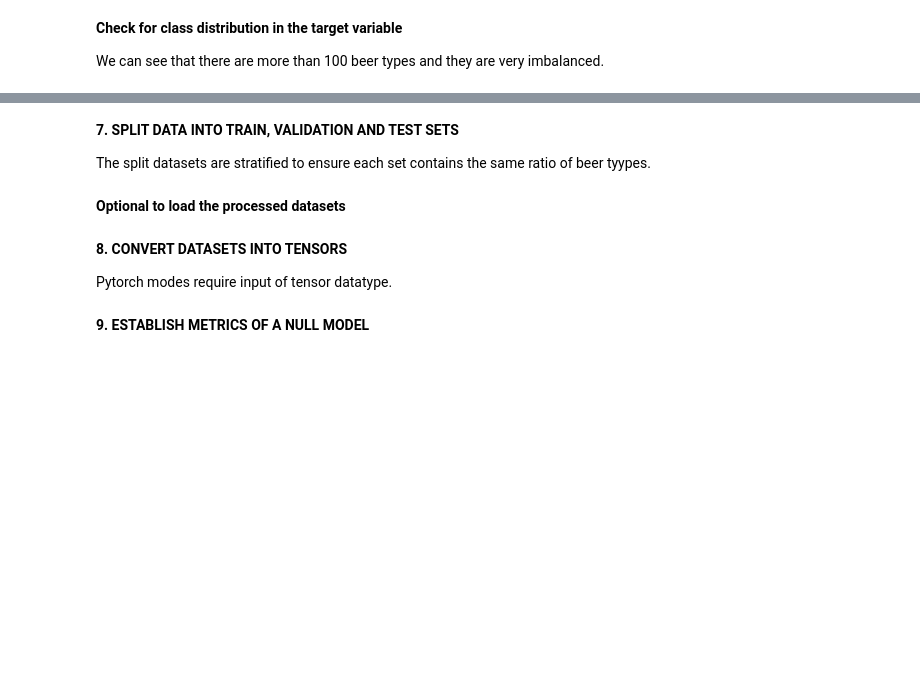
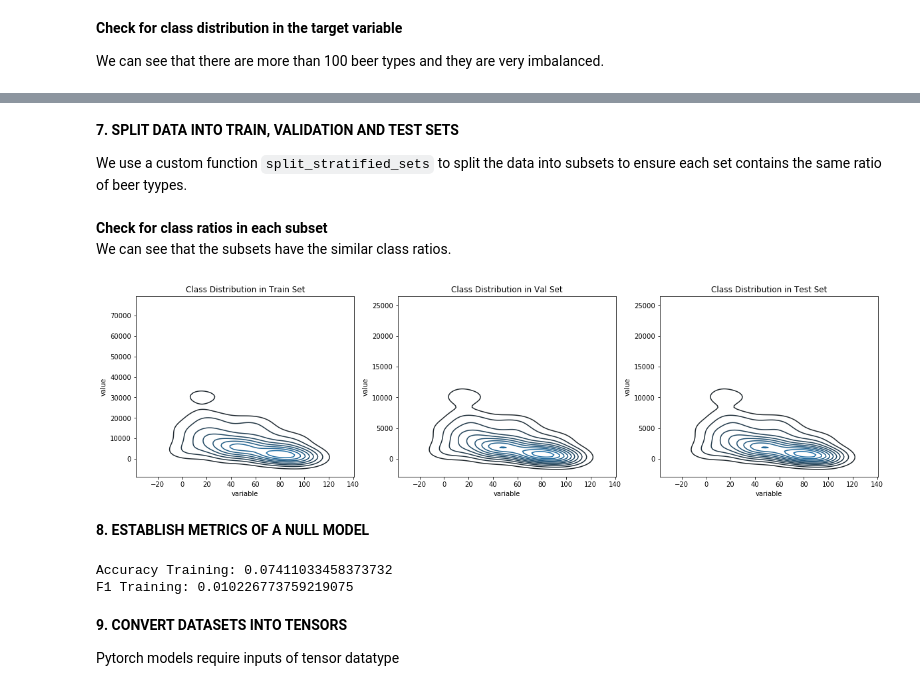
Before and after one commit to jaseuts/beer_style_classification, a Jupyter notebook: notebooks/pytorch_multi_clf.ipynb, the cells around one changed output, grey strips where cells are left out. Drawn from its saved outputs; the diff is of its cells as text; code cells hidden in the pictures; blank space fills up the shorter version.

```diff
--- a/notebooks/pytorch_multi_clf.ipynb
+++ b/notebooks/pytorch_multi_clf.ipynb
@@ -208,15 +238,13 @@ df['type'] = df['type'].astype(int)
 # %% [markdown]
 **7. SPLIT DATA INTO TRAIN, VALIDATION AND TEST SETS**
 
-The split datasets are stratified to ensure each set contains the same ratio of beer tyypes.
+We use a custom function `split_stratified_sets` to split the data into subsets to ensure each set contains the same ratio of beer tyypes.
 # %%
-from src.data.sets import split_sets_random, save_sets
-X_train, y_train, X_val, y_val, X_test, y_test = split_sets_random(df,
-                                                                   target_col='type',
-                                                                   test_ratio=0.2)
+from src.data.sets import split_stratified_sets, save_sets
+X_train, y_train, X_val, y_val, X_test, y_test = split_stratified_sets(df,
+                                                                       target_col='type',
+                                                                       test_ratio=0.2)
 save_sets(X_train=X_train, y_train=y_train,
           X_val=X_val, y_val=y_val,
           X_test=X_test, y_test=y_test,
           path='../data/processed/')
-# %% [markdown]
-**Optional to load the processed datasets**
@@ -230,12 +251,52 @@ y_test = np.load('../data/processed/y_test.npy')
+# %% [markdown]
+**Check for class ratios in each subset** <br>
+We can see that the subsets have the similar class ratios.
+# %%
+# Define function to get class distribution
+def get_class_distribution(obj):
+    count_dict = {k:0 for k in df['type'].unique()}
+    for i in obj:
+        count_dict[i] += 1
+    return count_dict
+
+# Visualise the class distribution in each subset
+fig, axes = plt.subplots(nrows=1, ncols=3, figsize=(20,5))
+# Train
+sns.kdeplot(data = pd.DataFrame.from_dict([get_class_distribution(y_train)]).melt()['variable'],
+            data2 = pd.DataFrame.from_dict([get_class_distribution(y_train)]).melt()['value'],
+            ax=axes[0]).set_title('Class Distribution in Train Set')
+# Validation
+sns.kdeplot(data = pd.DataFrame.from_dict([get_class_distribution(y_val)]).melt()['variable'],
+            data2 = pd.DataFrame.from_dict([get_class_distribution(y_val)]).melt()['value'],
+            ax=axes[1]).set_title('Class Distribution in Val Set')
+# Test
+sns.kdeplot(data = pd.DataFrame.from_dict([get_class_distribution(y_test)]).melt()['variable'],
+            data2 = pd.DataFrame.from_dict([get_class_distribution(y_test)]).melt()['value'],
+            ax=axes[2]).set_title('Class Distribution in Test Set')
+
+plt.savefig('../reports/figures/class_distribution.png')
+plt.show()
+# %% [output]
+[figure, added]
+# %% [markdown]
+**8. ESTABLISH METRICS OF A NULL MODEL**
+# %%
+from src.models.null import NullModel
+from src.models.performance import print_class_perf
+
+baseline_model = NullModel(target_type='classification')
+y_base = baseline_model.fit_predict(y_train)
+print_class_perf(y_base, y_train, set_name='Training', average='weighted')
+# %% [output]
+Accuracy Training: 0.07411033458373732
+F1 Training: 0.010226773759219075
 # %% [markdown]
-**8. CONVERT DATASETS INTO TENSORS**
+**9. CONVERT DATASETS INTO TENSORS**
 
-Pytorch modes require input of tensor datatype.
+Pytorch models require inputs of tensor datatype
 # %%
 from src.models.pytorch import PytorchDataset
 
 train_dataset = PytorchDataset(X=X_train, y=y_train)
 val_dataset = PytorchDataset(X=X_val, y=y_val)
 test_dataset = PytorchDataset(X=X_test, y=y_test)
-# %% [markdown]
-**9. ESTABLISH METRICS OF A NULL MODEL**
```
Also changed, not shown: parts of 51 cells of this notebook.
